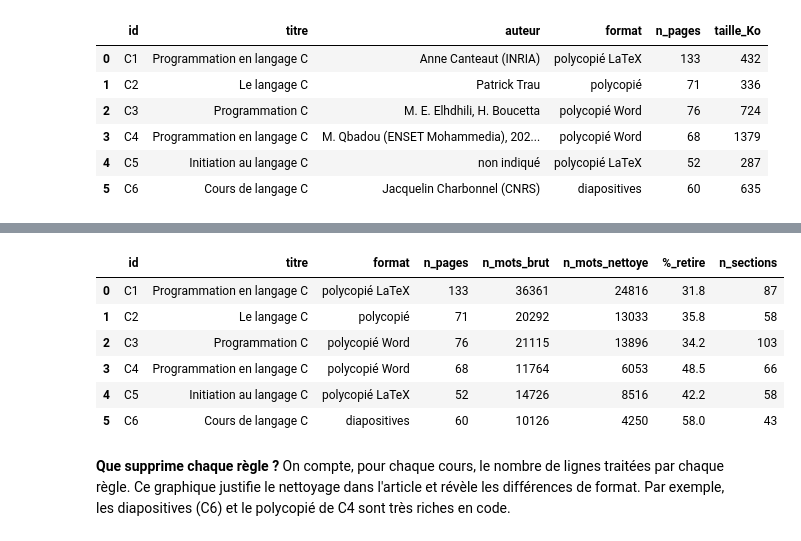
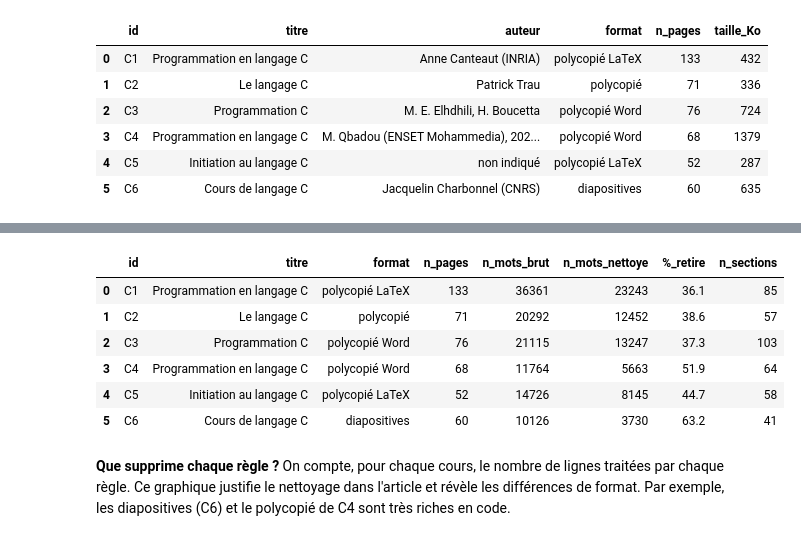
Before and after one commit to doaemalak/G-n-ration-de-QCM-avec-validation-automatique, a Jupyter notebook: notebooks/QCM_generation_validation.ipynb, the cells around one changed output, grey strips where cells are left out. Saved outputs shown, nothing was run; the diff lists cells and outputs as text; code cells hidden in the pictures.

```diff
--- a/notebooks/QCM_generation_validation.ipynb
+++ b/notebooks/QCM_generation_validation.ipynb
@@ -233,6 +235,12 @@ RE_CODE = re.compile(r"^\s*(\d+\s+)?(#\s*(include|define|if|endif|else)|int\s|ch
                      r"|long\s|struct\s|typedef\s|return\b|printf\s*\(|scanf\s*\(|for\s*\(|while\s*\(|if\s*\("
                      r"|else\b|switch\s*\(|case\s|[{}])")
 SYMBOLES_CODE = set("{}();=<>[]#&|%*")
+
+def est_tableau(l: str) -> bool:
+    # Ligne de tableau (codes ASCII, valeurs numériques) : moins de 40 % de vrais mots
+    elements = l.split()
+    mots = [e for e in elements if re.fullmatch(r"[A-Za-zÀ-ÿ'’\-]{3,}[.,:;]?", e)]
+    return len(elements) >= 4 and len(mots) / len(elements) < 0.4
 
 def est_code(l: str) -> bool:
     # Ligne de code C : commence par un mot-clé ou une accolade, finit par ; { }, ou est riche en symboles
@@ -284,45 +292,47 @@ def nettoyer_pdf(chemin: Path, x_tol: float = 1.5):
                 stats["section exclue"] += 1; continue
             if est_code(l):
                 stats["code source"] += 1; continue
+            if est_tableau(l):
+                stats["tableau"] += 1; continue
             flux.setdefault(section, []).append(RE_PERSO.sub("", l))
             stats["conservée"] += 1
 
     paragraphes = []
     for s, lignes in flux.items():
         texte = "\n".join(lignes)
         texte = re.sub(r"(\w)-\n(\w)", r"\1\2", texte)      # mots coupés en fin de ligne
         texte = re.sub(r"\s*\n\s*", " ", texte)             # une section = un texte continu
         texte = re.sub(r"\s+", " ", texte).strip()
         texte = re.sub(r"\s+([,.;:!?)])", r"\1", texte)
         if len(texte.split()) >= 30:                        # section quasi vide (titre seul) : ignorée
             paragraphes.append({"section": s, "texte": texte})
     return paragraphes, stats, n_mots_brut
 
 corpus, stats_lignes = {}, {}
 for c in COURS:
     corpus[c["id"]], stats_lignes[c["id"]], c["n_mots_brut"] = nettoyer_pdf(CONFIG["raw_dir"] / c["fichier"])
 
 sources = pd.DataFrame(COURS)
 sources["n_mots_nettoye"] = [sum(len(p["texte"].split()) for p in corpus[i]) for i in sources["id"]]
 sources["n_sections"] = [len(corpus[i]) for i in sources["id"]]
 sources["%_retire"] = (100 * (1 - sources["n_mots_nettoye"] / sources["n_mots_brut"])).round(1)
 sources.to_csv(CONFIG["raw_dir"] / "sources.csv", index=False)
 
 # Sauvegarde du texte nettoyé (traçabilité : on peut relire ce que le modèle a reçu)
 with open(CONFIG["processed_dir"] / "corpus_nettoye.jsonl", "w", encoding="utf-8") as f:
     for cid, pars in corpus.items():
         for p in pars:
             f.write(json.dumps({"cours_id": cid, **p}, ensure_ascii=False) + "\n")
 
 sources[["id", "titre", "format", "n_pages", "n_mots_brut", "n_mots_nettoye", "%_retire", "n_sections"]]
 # %% [output]
 |  | id | titre | format | n_pages | n_mots_brut | n_mots_nettoye | %_retire | n_sections |
-| 0 | C1 | Programmation en langage C | polycopié LaTeX | 133 | 36361 | 24816 | 31.8 | 87 |
-| 1 | C2 | Le langage C | polycopié | 71 | 20292 | 13033 | 35.8 | 58 |
-| 2 | C3 | Programmation C | polycopié Word | 76 | 21115 | 13896 | 34.2 | 103 |
-| 3 | C4 | Programmation en langage C | polycopié Word | 68 | 11764 | 6053 | 48.5 | 66 |
-| 4 | C5 | Initiation au langage C | polycopié LaTeX | 52 | 14726 | 8516 | 42.2 | 58 |
-| 5 | C6 | Cours de langage C | diapositives | 60 | 10126 | 4250 | 58.0 | 43 |
+| 0 | C1 | Programmation en langage C | polycopié LaTeX | 133 | 36361 | 23243 | 36.1 | 85 |
+| 1 | C2 | Le langage C | polycopié | 71 | 20292 | 12452 | 38.6 | 57 |
+| 2 | C3 | Programmation C | polycopié Word | 76 | 21115 | 13247 | 37.3 | 103 |
+| 3 | C4 | Programmation en langage C | polycopié Word | 68 | 11764 | 5663 | 51.9 | 64 |
+| 4 | C5 | Initiation au langage C | polycopié LaTeX | 52 | 14726 | 8145 | 44.7 | 58 |
+| 5 | C6 | Cours de langage C | diapositives | 60 | 10126 | 3730 | 63.2 | 41 |
 # %% [markdown]
 **Que supprime chaque règle ?** On compte, pour chaque cours, le nombre de lignes traitées par chaque règle. Ce graphique justifie le nettoyage dans l'article et révèle les différences de format. Par exemple, les diapositives (C6) et le polycopié de C4 sont très riches en code.
 # %%
```
Also changed, not shown: parts of 22 cells of this notebook, 8 other files.
